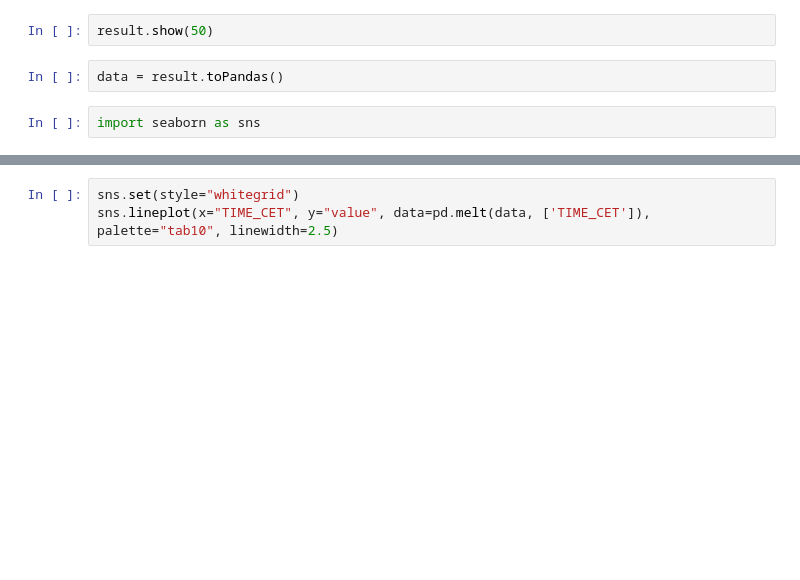
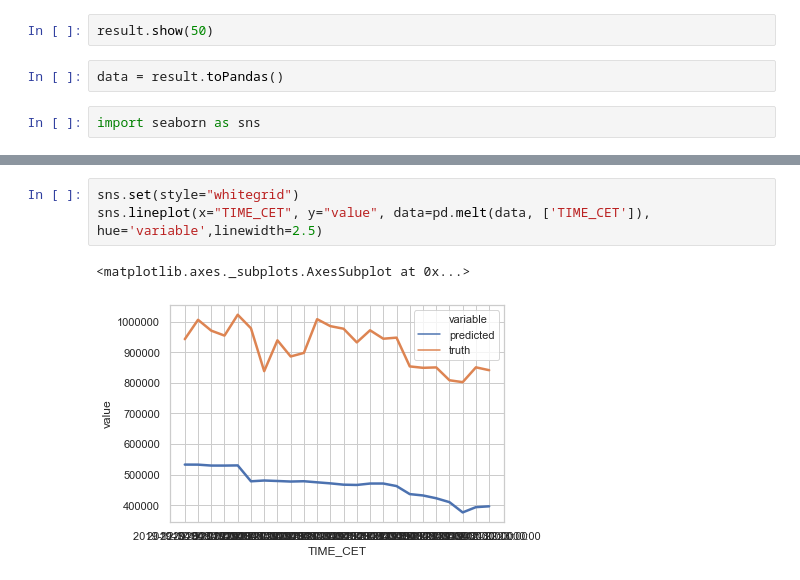
Before and after one commit to sevewing/WindmillPrediction, a Jupyter notebook: pyspark.ipynb, the cells around one changed output, grey strips where cells are left out. Saved outputs shown, nothing was run; the diff lists cells and outputs as text; blank space fills up the shorter version.

```diff
--- a/pyspark.ipynb
+++ b/pyspark.ipynb
@@ -150,3 +159,6 @@ import seaborn as sns
 # %%
 sns.set(style="whitegrid")
-sns.lineplot(x="TIME_CET", y="value", data=pd.melt(data, ['TIME_CET']), palette="tab10", linewidth=2.5)
+sns.lineplot(x="TIME_CET", y="value", data=pd.melt(data, ['TIME_CET']), hue='variable',linewidth=2.5)
+# %% [output]
+<matplotlib.axes._subplots.AxesSubplot at 0x...>
+[figure, added]
```
Also changed, not shown: parts of 1 cell of this notebook, 1 other file.
